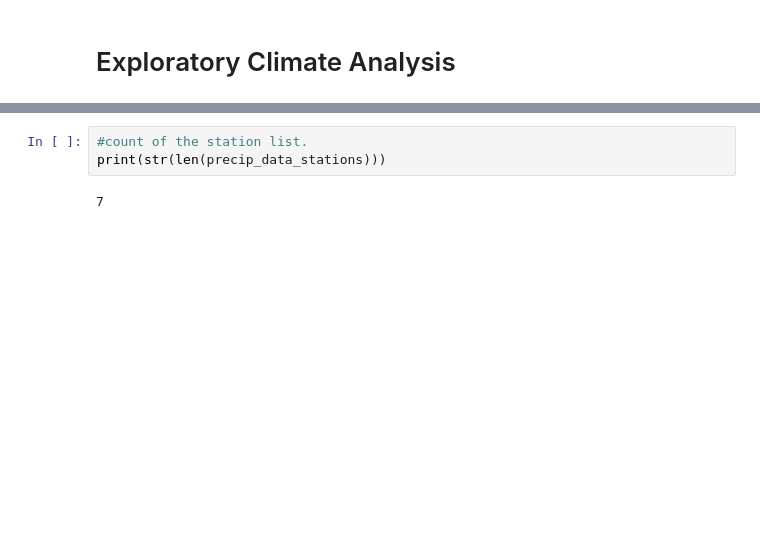
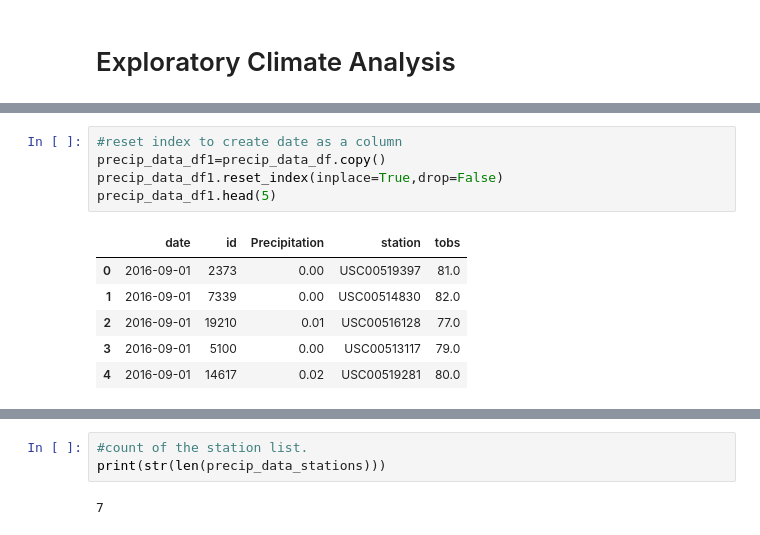
Before and after one commit to vsivakumar9/SQL-Databases, a Jupyter notebook: climate_starter.ipynb, the cells around one changed output, grey strips where cells are left out. Cells and saved outputs as stored; diff of their text form; blank space fills up the shorter version.

```diff
--- a/Adv-Data-Storage-Retrieval/Instructions/climate_starter.ipynb
+++ b/climate_starter.ipynb
@@ -130,0 +165,12 @@ precip_data_df.head(3)
+# %%
+#reset index to create date as a column
+precip_data_df1=precip_data_df.copy()
+precip_data_df1.reset_index(inplace=True,drop=False)
+precip_data_df1.head(5)
+# %% [output]
+|  | date | id | Precipitation | station | tobs |
+| 0 | 2016-09-01 | 2373 | 0.00 | USC00519397 | 81.0 |
+| 1 | 2016-09-01 | 7339 | 0.00 | USC00514830 | 82.0 |
+| 2 | 2016-09-01 | 19210 | 0.01 | USC00516128 | 77.0 |
+| 3 | 2016-09-01 | 5100 | 0.00 | USC00513117 | 79.0 |
+| 4 | 2016-09-01 | 14617 | 0.02 | USC00519281 | 80.0 |
```
Also changed, not shown: parts of 28 cells of this notebook, 15 other files.
